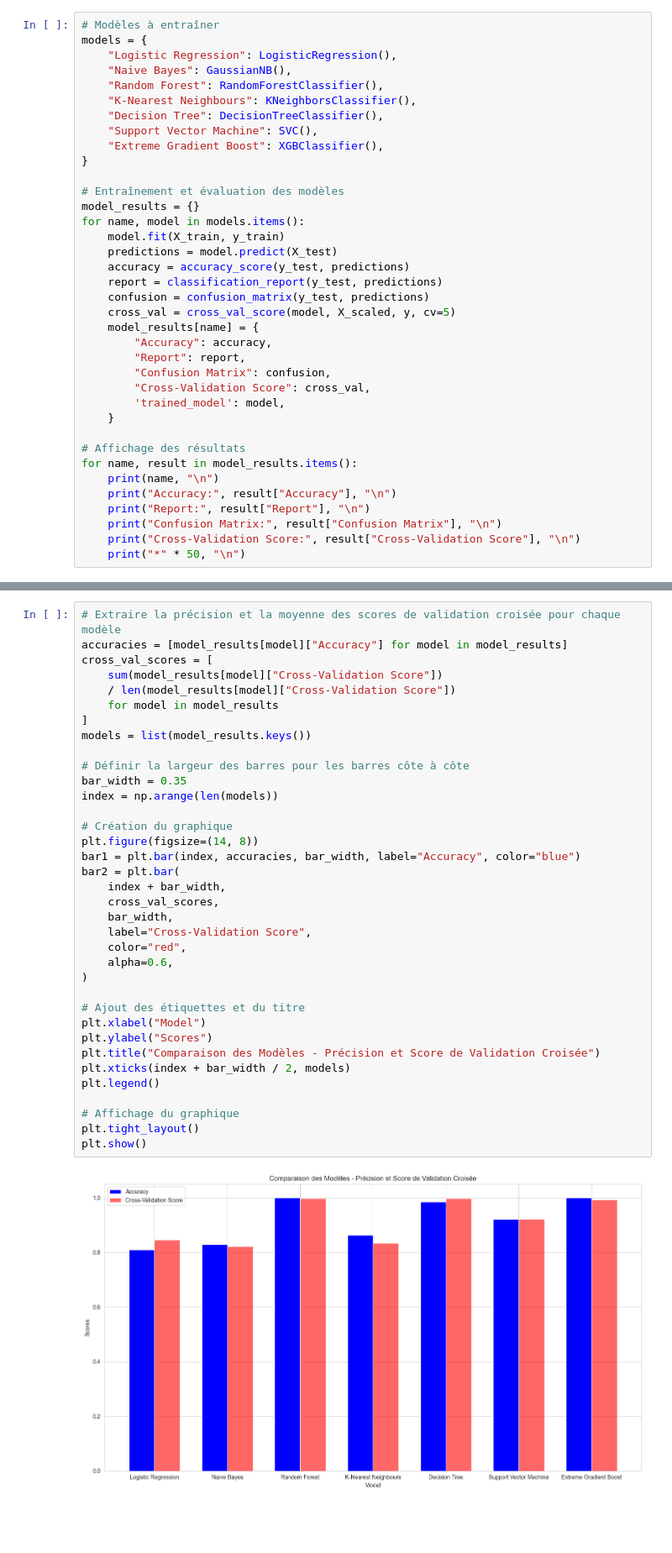
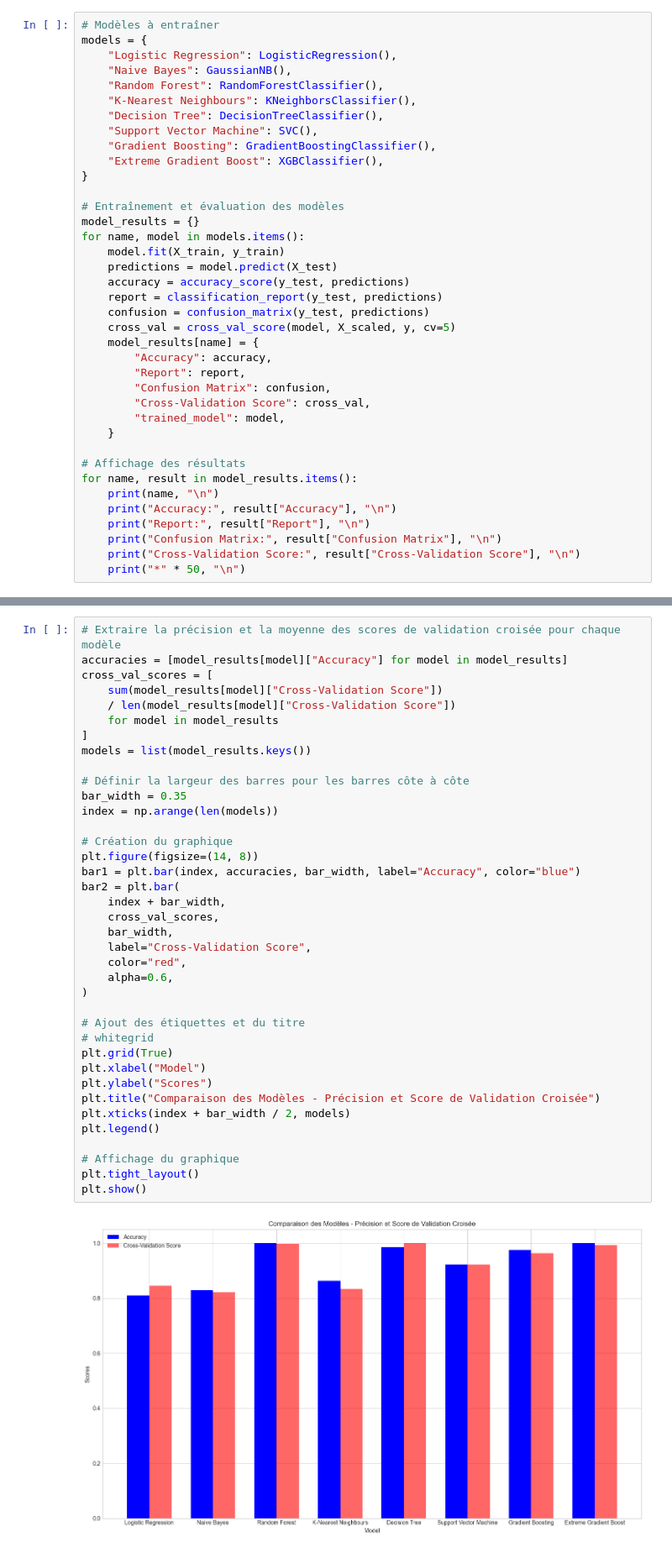
Before and after one commit to asndiallo/MedAI-MultiDataset-Study, a Jupyter notebook: notebooks/heart-disease-2.ipynb, the cells around one changed output, grey strips where cells are left out. Shown at 84% size. Saved outputs shown, nothing was run; the diff lists cells and outputs as text; blank space fills up the shorter version.

Commit message:
Add Gradient Boost model

```diff
--- a/notebooks/heart-disease-2.ipynb
+++ b/notebooks/heart-disease-2.ipynb
@@ -38,6 +39,7 @@ models = {
     "K-Nearest Neighbours": KNeighborsClassifier(),
     "Decision Tree": DecisionTreeClassifier(),
     "Support Vector Machine": SVC(),
+    "Gradient Boosting": GradientBoostingClassifier(),
     "Extreme Gradient Boost": XGBClassifier(),
 }
 
@@ -55,7 +57,7 @@ for name, model in models.items():
         "Report": report,
         "Confusion Matrix": confusion,
         "Cross-Validation Score": cross_val,
-        'trained_model': model,
+        "trained_model": model,
     }
 
 # Affichage des résultats
@@ -94,31 +96,33 @@ cross_val_scores = [
 ]
 models = list(model_results.keys())
 
 # Définir la largeur des barres pour les barres côte à côte
 bar_width = 0.35
 index = np.arange(len(models))
 
 # Création du graphique
 plt.figure(figsize=(14, 8))
 bar1 = plt.bar(index, accuracies, bar_width, label="Accuracy", color="blue")
 bar2 = plt.bar(
     index + bar_width,
     cross_val_scores,
     bar_width,
     label="Cross-Validation Score",
     color="red",
     alpha=0.6,
 )
 
 # Ajout des étiquettes et du titre
+# whitegrid
+plt.grid(True)
 plt.xlabel("Model")
 plt.ylabel("Scores")
 plt.title("Comparaison des Modèles - Précision et Score de Validation Croisée")
 plt.xticks(index + bar_width / 2, models)
 plt.legend()
 
 # Affichage du graphique
 plt.tight_layout()
 plt.show()
 # %% [output]
-[figure, old version]
+[figure, new version]
```
Also changed, not shown: parts of 4 cells of this notebook.
